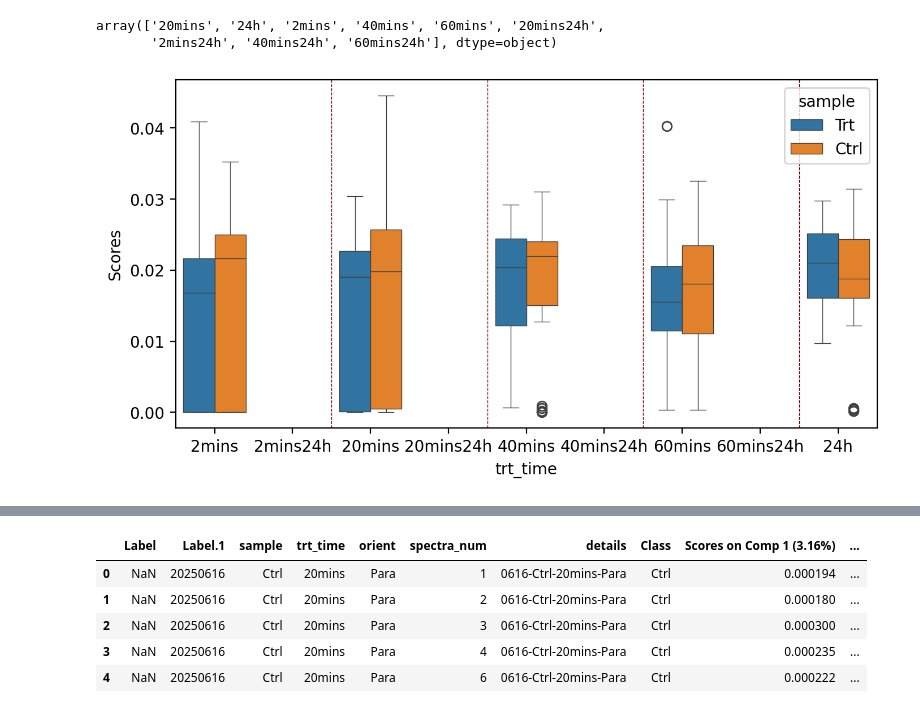
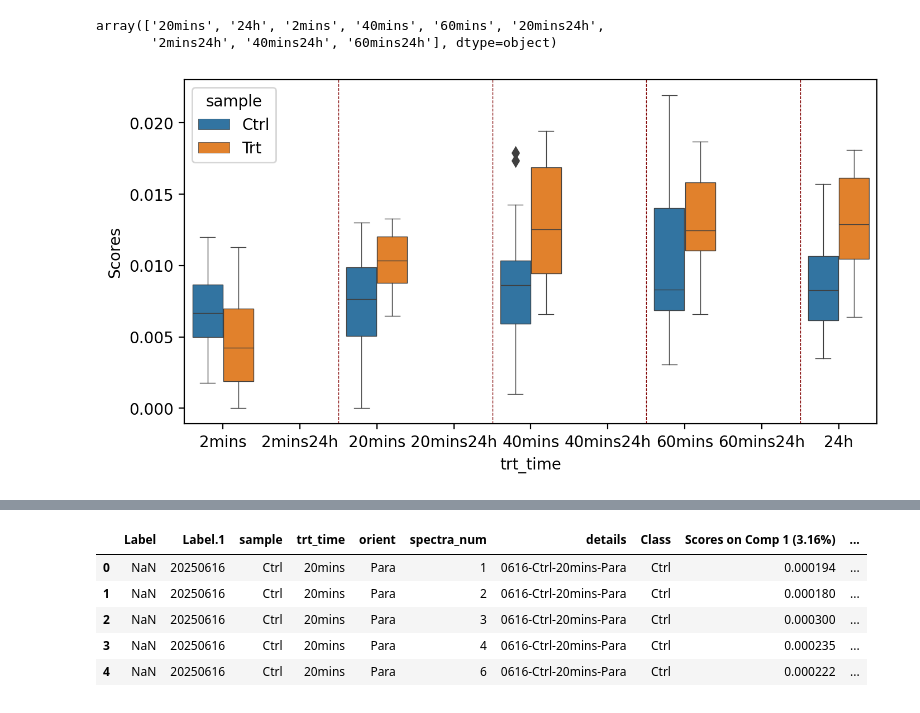
Before and after one commit to bunmiadejimi/Raman_Collagen, a Jupyter notebook: MCR_Stats.ipynb, the cells around one changed output, grey strips where cells are left out. Drawn from its saved outputs; the diff is of its cells as text; code cells hidden in the pictures.

```diff
--- a/MCR_Stats.ipynb
+++ b/MCR_Stats.ipynb
@@ -7,7 +7,8 @@ from statsmodels.stats.multicomp import pairwise_tukeyhsd
 
 import seaborn as sns
 # %%
-df = pd.read_excel('c:\\Users\\oadeji01\\OneDrive - Tufts\\Bunmi - NavehLab-01\\Raman_Bunmi\\Master_Data\\MCR\\1450_CvT\\Summary_data.xlsx', sheet_name = "Para_score")
+#df = pd.read_csv('c:\\Users\\olubu\\OneDrive - Tufts\\Bunmi - NavehLab-01\\Raman_Bunmi\\Master_Data\\MCR\\Phe_CvT\\Para_Scores.csv')#, sheet_name = "Sheet1")
 #MCR_CtrlvTrt\\Para_Scores_Summary.xlsx
+df = pd.read_excel('c:\\Users\\olubu\\OneDrive - Tufts\\Bunmi - NavehLab-01\\Raman_Bunmi\\Master_Data\\MCR\\Phe_CvT\\Para_Scores.xlsx', sheet_name='Sheet1')
 df.head()
 # %% [output]
@@ -57,29 +58,28 @@ array(['20mins', '24h', '2mins', '40mins', '60mins', '20mins24h',
 # %%
 plt.figure(figsize = (8, 4), dpi = 200);
 sns.boxplot(
     x = 'trt_time',
-    y = 'Scores on Comp 4 (48.73%)',
+    y = 'Scores on Comp 4 (9.14%)',
     data = df,
     hue = 'sample',
     order = ['2mins', '2mins24h', '20mins', '20mins24h', '40mins', '40mins24h', '60mins',
        '60mins24h','24h'],
        linewidth = .5,
-       dodge=True,
-       hue_order = ['Trt', 'Ctrl']
+       dodge=True
 );
 '''plt.xticks(position = [-0.25, 0, .5, 1, 2.5, 2,2.5, 4, 4.5, 5, 5.5, 6, 7.5, 8, 9.5, 10, 11.5, 12],
            labels= ['2mins', '2mins24h', '20mins', '20mins24h', '40mins', '40mins24h', ' ', '60mins',
        '60mins24h',' ', '24h'],
            rotation = 45);'''
 
 #plt.xticks([0.3])
 #ax.set_xticks(positions)
 plt.ylabel('Scores');
 #plt.axvline(-0.25)
 for l in [1.5, 3.5, 5.5, 7.5]:
     plt.axvline(l, ls = '--', color = 'maroon', lw = .5)
 # %% [output]
-[figure, old version]
+[figure, new version]
 # %%
 # for unequal variances
 import pingouin as pg
```
Also changed, not shown: parts of 5 cells of this notebook.
